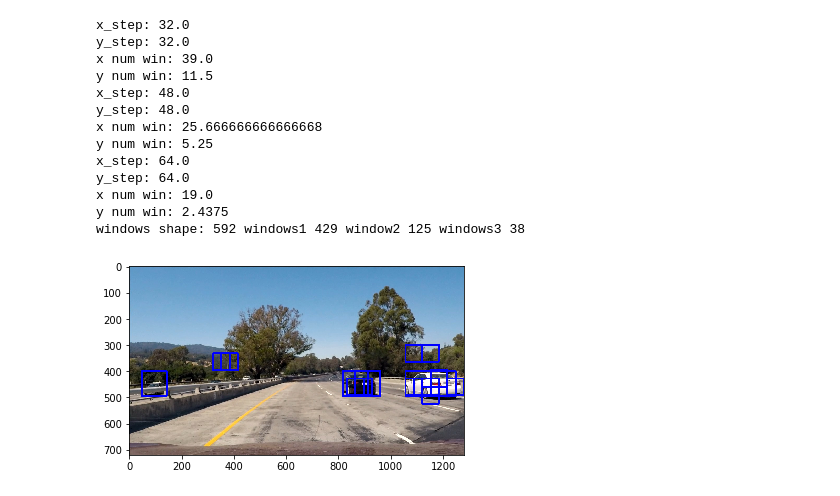
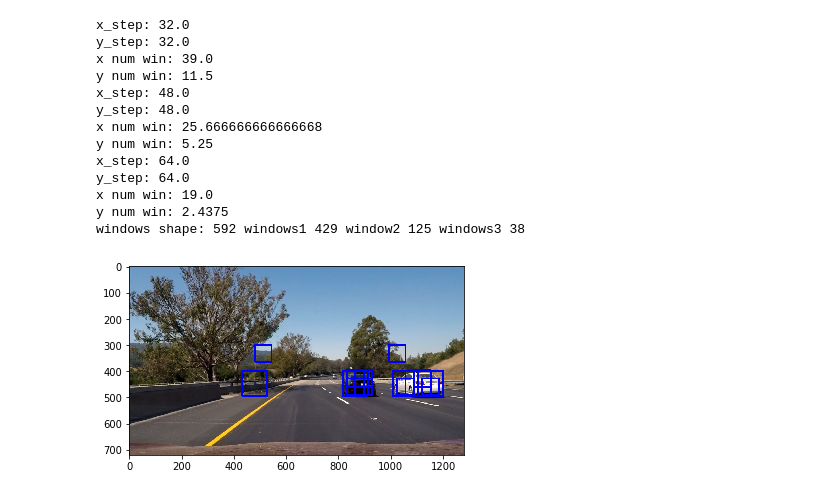
Before and after one commit to bryan0806/Udacity-CarND-Vehicle-Detection, a Jupyter notebook: Project.ipynb, the cells around one changed output. Drawn from its saved outputs; the diff is of its cells as text; code cells hidden in the pictures.

```diff
--- a/Project.ipynb
+++ b/Project.ipynb
@@ -464,7 +464,7 @@ def search_windows(img, windows, clf, scaler, cspace='RGB',
     #8) Return windows for positive detections
     return on_windows
 
-image = mpimg.imread('test_images/test1.jpg')
+image = mpimg.imread('test_images/test6.jpg')
 draw_image = np.copy(image)
 
 # Uncomment the following line if you extracted training
@@ -489,31 +489,31 @@ windows3 = slide_window(image, x_start_stop=[None, None], y_start_stop=[500,720]
 
 windows = []
 
 windows.extend(windows1)
 windows.extend(windows2)
 windows.extend(windows3)
 
 print("windows shape:",len(windows),"windows1",len(windows1),"window2",len(windows2),"windows3",len(windows3))
 
 hot_windows = search_windows(image, windows, svc, X_scaler, cspace=color_space,
                         spatial_size=spatial_size)
 
 window_img = draw_boxes(draw_image, hot_windows, color=(0, 0, 255), thick=6)
 
 plt.imshow(window_img)
 plt.show()
 # %% [output]
 x_step: 32.0
 y_step: 32.0
 x num win: 39.0
 y num win: 11.5
 x_step: 48.0
 y_step: 48.0
 x num win: 25.666666666666668
 y num win: 5.25
 x_step: 64.0
 y_step: 64.0
 x num win: 19.0
 y num win: 2.4375
 windows shape: 592 windows1 429 window2 125 windows3 38
-[figure, old version]
+[figure, new version]
```
Also changed, not shown: parts of 5 cells of this notebook.
